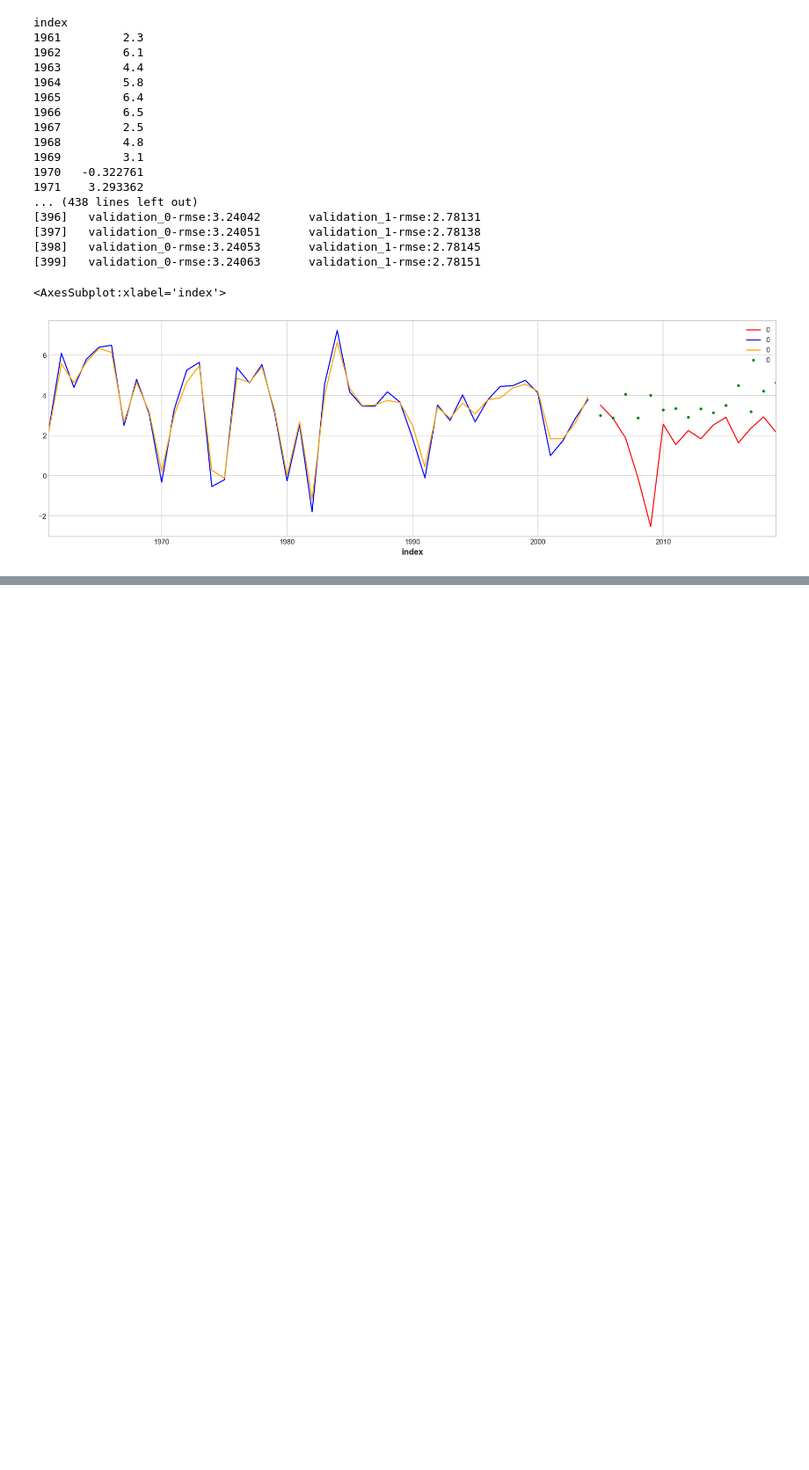
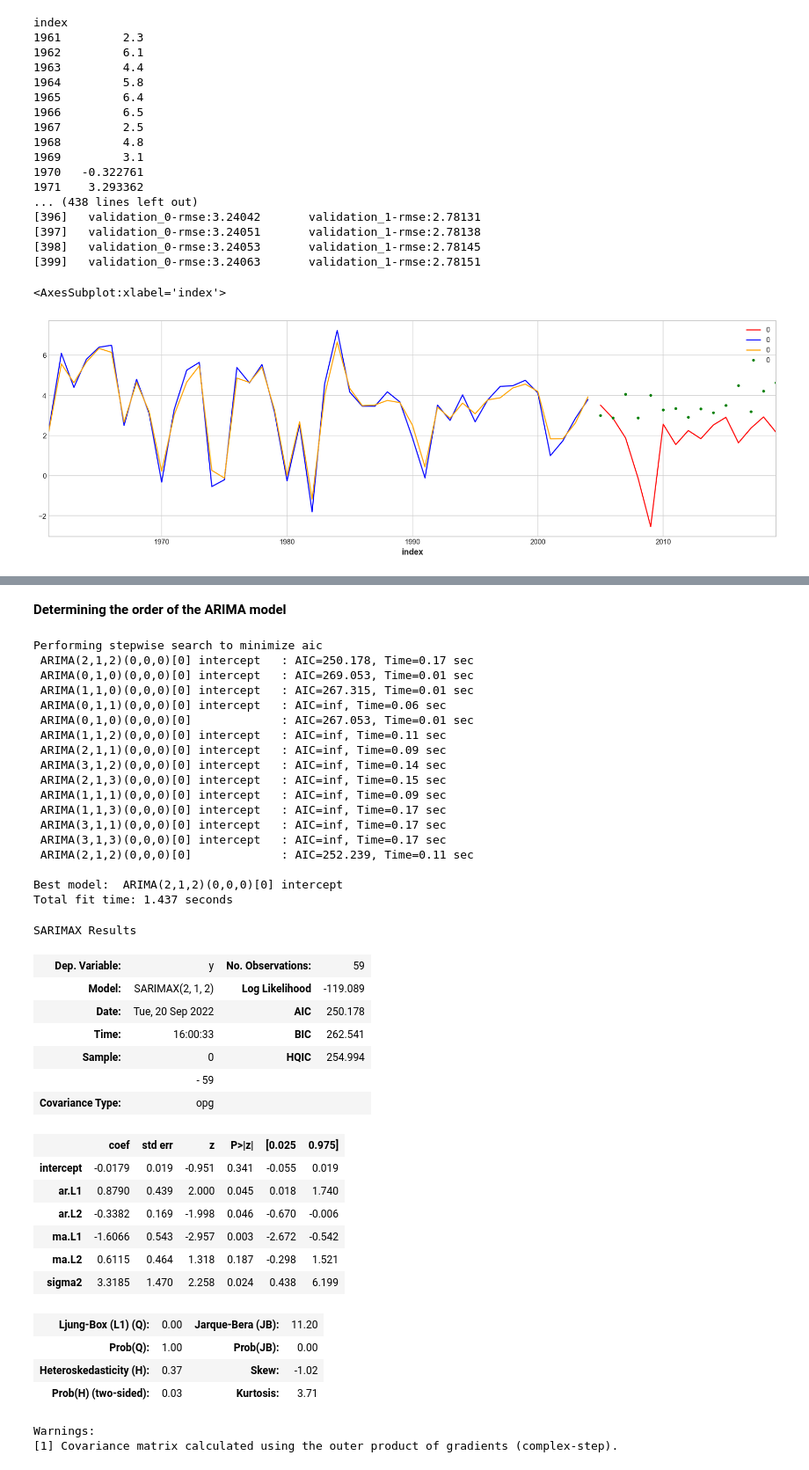
Before and after one commit to amitguptaRean/ml-accelerator, a Jupyter notebook: ESG Data.ipynb, the cells around one changed output, grey strips where cells are left out. Shown at 88% size. Saved outputs shown, nothing was run; the diff lists cells and outputs as text; code cells hidden in the pictures; blank space fills up the shorter version.

```diff
--- a/ESG Data.ipynb
+++ b/ESG Data.ipynb
@@ -591,0 +618,51 @@ pd.DataFrame(index = y_test.index,data = y_fore_boosted.flatten()).plot(ax = ax,
+# %% [markdown]
+**Determining the order of the ARIMA model**
+# %%
+from pmdarima import auto_arima
+from statsmodels.tsa.arima.model import ARIMA
+import warnings
+
+warnings.filterwarnings('ignore')
+
+stepwise_fit = auto_arima(y_gdp['United States'], trace = True,suppress_warnings=True)
+stepwise_fit.summary()
+# %% [output]
+Performing stepwise search to minimize aic
+ ARIMA(2,1,2)(0,0,0)[0] intercept   : AIC=250.178, Time=0.17 sec
+ ARIMA(0,1,0)(0,0,0)[0] intercept   : AIC=269.053, Time=0.01 sec
+ ARIMA(1,1,0)(0,0,0)[0] intercept   : AIC=267.315, Time=0.01 sec
+ ARIMA(0,1,1)(0,0,0)[0] intercept   : AIC=inf, Time=0.06 sec
+ ARIMA(0,1,0)(0,0,0)[0]             : AIC=267.053, Time=0.01 sec
+ ARIMA(1,1,2)(0,0,0)[0] intercept   : AIC=inf, Time=0.11 sec
+ ARIMA(2,1,1)(0,0,0)[0] intercept   : AIC=inf, Time=0.09 sec
+ ARIMA(3,1,2)(0,0,0)[0] intercept   : AIC=inf, Time=0.14 sec
+ ARIMA(2,1,3)(0,0,0)[0] intercept   : AIC=inf, Time=0.15 sec
+ ARIMA(1,1,1)(0,0,0)[0] intercept   : AIC=inf, Time=0.09 sec
+ ARIMA(1,1,3)(0,0,0)[0] intercept   : AIC=inf, Time=0.17 sec
+ ARIMA(3,1,1)(0,0,0)[0] intercept   : AIC=inf, Time=0.17 sec
+ ARIMA(3,1,3)(0,0,0)[0] intercept   : AIC=inf, Time=0.17 sec
+ ARIMA(2,1,2)(0,0,0)[0]             : AIC=252.239, Time=0.11 sec
+
+Best model:  ARIMA(2,1,2)(0,0,0)[0] intercept
+Total fit time: 1.437 seconds
+SARIMAX Results
+| Dep. Variable: | y | No. Observations: | 59 |
+| Model: | SARIMAX(2, 1, 2) | Log Likelihood | -119.089 |
+| Date: | Tue, 20 Sep 2022 | AIC | 250.178 |
+| Time: | 16:00:33 | BIC | 262.541 |
+| Sample: | 0 | HQIC | 254.994 |
+|  | - 59 |  |  |
+| Covariance Type: | opg |  |  |
+|  | coef | std err | z | P>|z| | [0.025 | 0.975] |
+| intercept | -0.0179 | 0.019 | -0.951 | 0.341 | -0.055 | 0.019 |
+| ar.L1 | 0.8790 | 0.439 | 2.000 | 0.045 | 0.018 | 1.740 |
+| ar.L2 | -0.3382 | 0.169 | -1.998 | 0.046 | -0.670 | -0.006 |
+| ma.L1 | -1.6066 | 0.543 | -2.957 | 0.003 | -2.672 | -0.542 |
+| ma.L2 | 0.6115 | 0.464 | 1.318 | 0.187 | -0.298 | 1.521 |
+| sigma2 | 3.3185 | 1.470 | 2.258 | 0.024 | 0.438 | 6.199 |
+| Ljung-Box (L1) (Q): | 0.00 | Jarque-Bera (JB): | 11.20 |
+| Prob(Q): | 1.00 | Prob(JB): | 0.00 |
+| Heteroskedasticity (H): | 0.37 | Skew: | -1.02 |
+| Prob(H) (two-sided): | 0.03 | Kurtosis: | 3.71 |
+Warnings:
+[1] Covariance matrix calculated using the outer product of gradients (complex-step).
```
Also changed, not shown: parts of 14 cells of this notebook.
